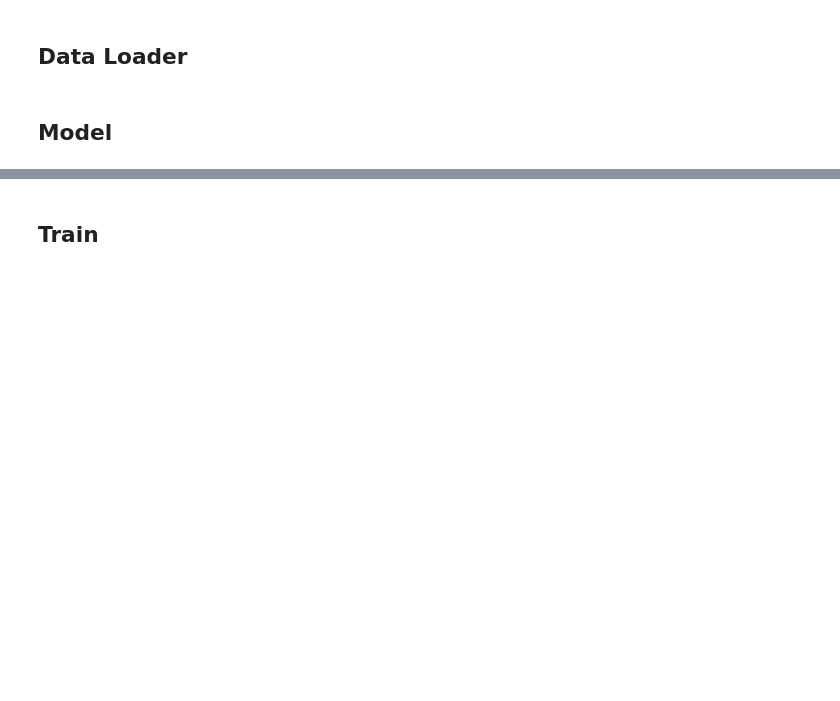
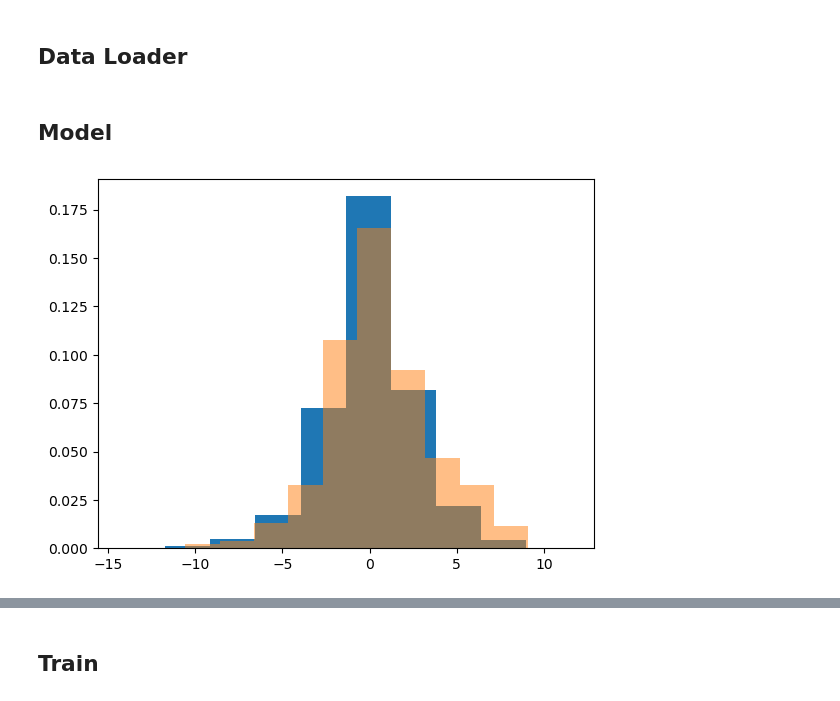
Before and after one commit to WillyChap/ViT_XAI, a Jupyter notebook: Models/LRP_ENSO.ipynb, the cells around one changed output, grey strips where cells are left out. Drawn from its saved outputs; the diff is of its cells as text; code cells hidden in the pictures; blank space fills up the shorter version.

Commit message:
change location to be correlated with ENSO

```diff
--- a/Models/LRP_ENSO.ipynb
+++ b/Models/LRP_ENSO.ipynb
@@ -189,3 +195,14 @@ val_dataset = SpatialDataset(np.array(x_val_anom['SST']), np.array(y_val_anom['T
 
 train_loader = DataLoader(train_dataset, batch_size=batch_size, shuffle=False)
 val_loader = DataLoader(val_dataset, batch_size=batch_size, shuffle=False)
+# %%
+enso = x_train_anom['SST'].sel(lat=slice(-5,5),lon=slice(190,240)).mean(('lat','lon'))
+nino = enso.where(enso >= 2, drop=True)
+# %%
+ynino = y_train_anom['TREHT'][:, 41, 8].sel(time=nino.time)
+# %%
+plt.hist(y_train_anom['TREHT'][:, 41, 8],density=True)
+plt.hist(ynino,density=True,alpha=0.5)
+plt.show()
+# %% [output]
+[figure, added]
```
Also changed, not shown: parts of 11 cells of this notebook.
